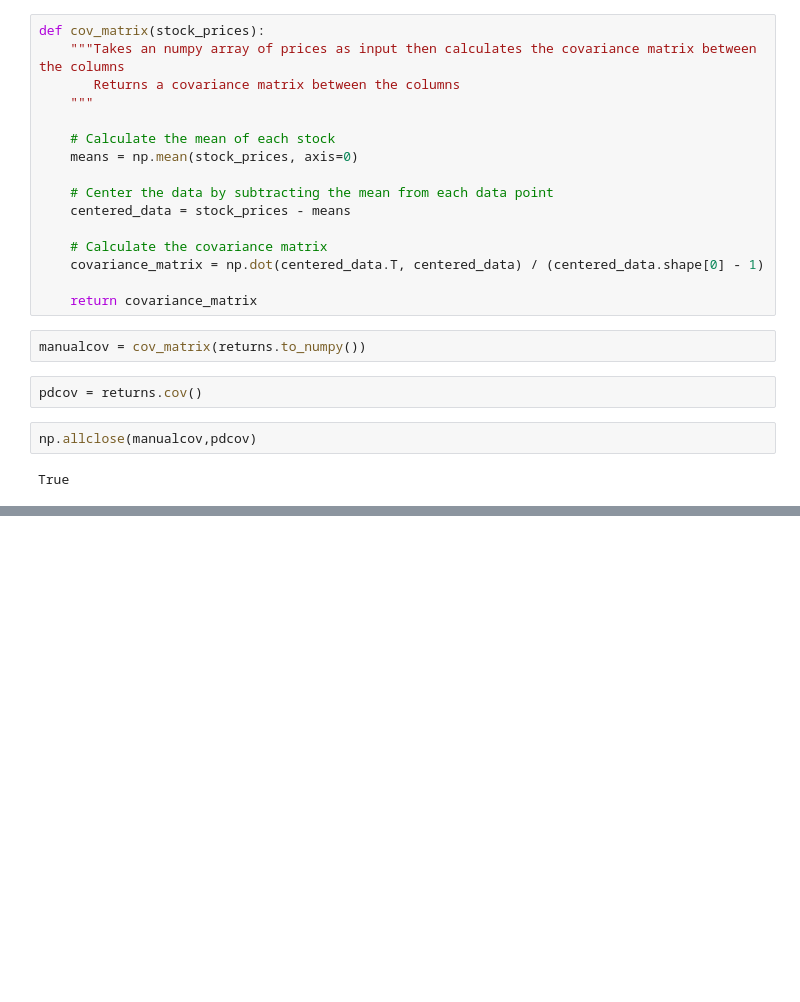
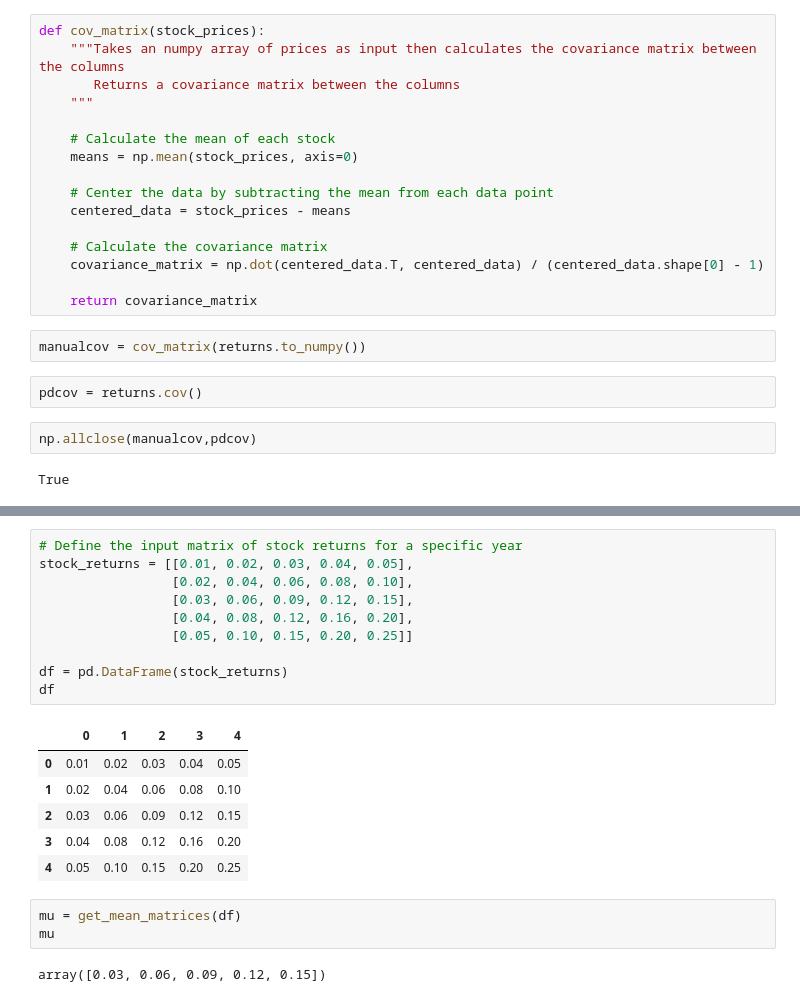
Before and after one commit to FerdinandBjerreWahl/BA, a Jupyter notebook: Covarians and mean_test.ipynb, the cells around one changed output, grey strips where cells are left out. Cells and saved outputs as stored; diff of their text form; blank space fills up the shorter version.

```diff
--- a/Covarians and mean_test.ipynb
+++ b/Covarians and mean_test.ipynb
@@ -332,0 +374,22 @@ True
+# %%
+# Define the input matrix of stock returns for a specific year
+stock_returns = [[0.01, 0.02, 0.03, 0.04, 0.05],
+                 [0.02, 0.04, 0.06, 0.08, 0.10],
+                 [0.03, 0.06, 0.09, 0.12, 0.15],
+                 [0.04, 0.08, 0.12, 0.16, 0.20],
+                 [0.05, 0.10, 0.15, 0.20, 0.25]]
+
+df = pd.DataFrame(stock_returns)
+df
+# %% [output]
+|  | 0 | 1 | 2 | 3 | 4 |
+| 0 | 0.01 | 0.02 | 0.03 | 0.04 | 0.05 |
+| 1 | 0.02 | 0.04 | 0.06 | 0.08 | 0.10 |
+| 2 | 0.03 | 0.06 | 0.09 | 0.12 | 0.15 |
+| 3 | 0.04 | 0.08 | 0.12 | 0.16 | 0.20 |
+| 4 | 0.05 | 0.10 | 0.15 | 0.20 | 0.25 |
+# %%
+mu = get_mean_matrices(df)
+mu
+# %% [output]
+array([0.03, 0.06, 0.09, 0.12, 0.15])
```
Also changed, not shown: parts of 22 cells of this notebook.
